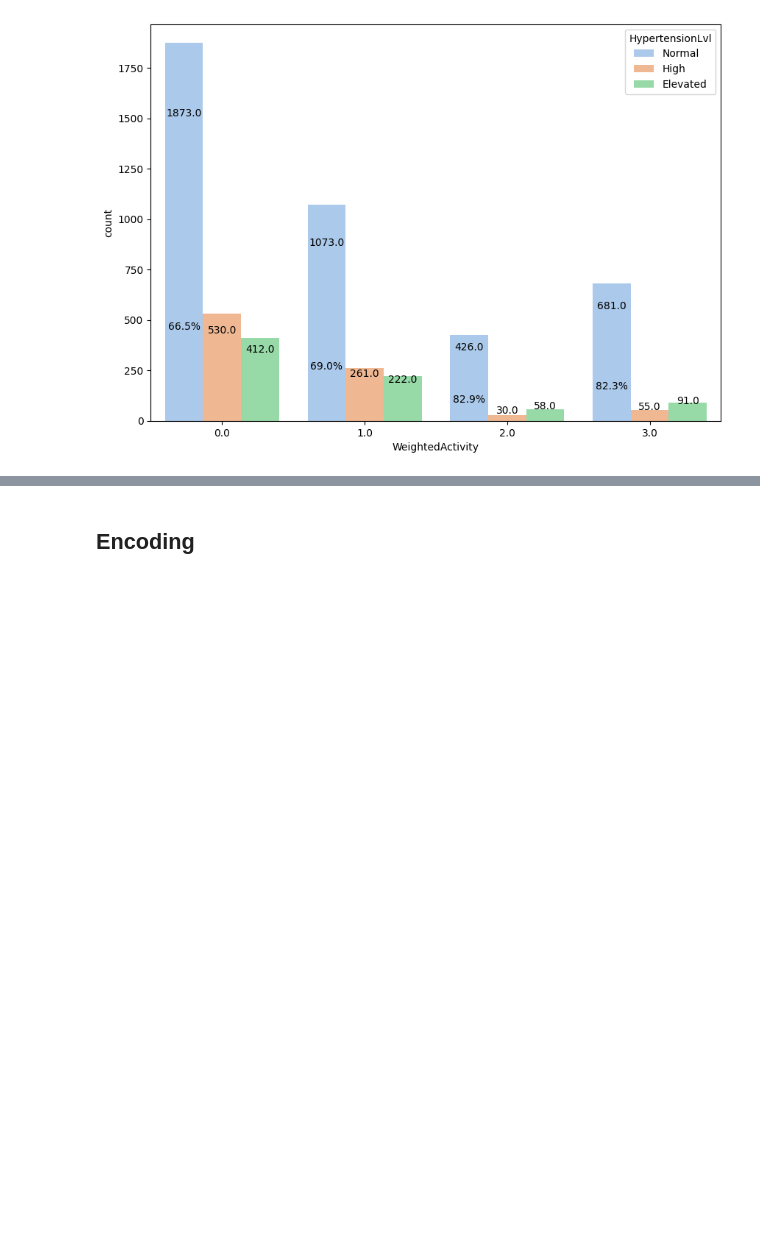
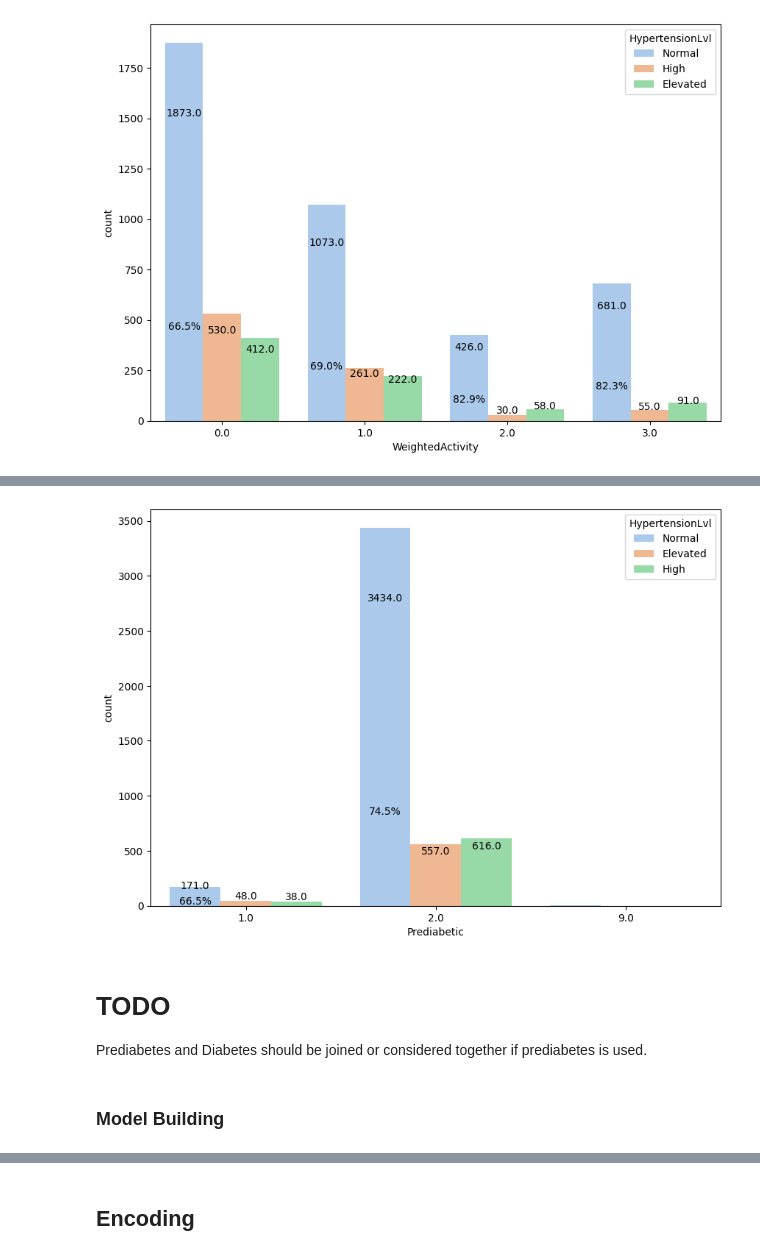
Before and after one commit to samcohen1/HypertensionML, a Jupyter notebook: new_predictor.ipynb, the cells around one changed output, grey strips where cells are left out. Drawn from its saved outputs; the diff is of its cells as text; code cells hidden in the pictures; blank space fills up the shorter version.

```diff
--- a/new_predictor.ipynb
+++ b/new_predictor.ipynb
@@ -1053,0 +1059,9 @@ plot_feature_distribution(df, other_features, 1000000)
+# %%
+plot_bivariate('Prediabetic', 'HypertensionLvl')
+# %% [output]
+[figure, added]
+# %% [markdown]
+# TODO
+Prediabetes and Diabetes should be joined or considered together if prediabetes is used.
+# %% [markdown]
+### Model Building
```
Also changed, not shown: parts of 17 cells of this notebook.
